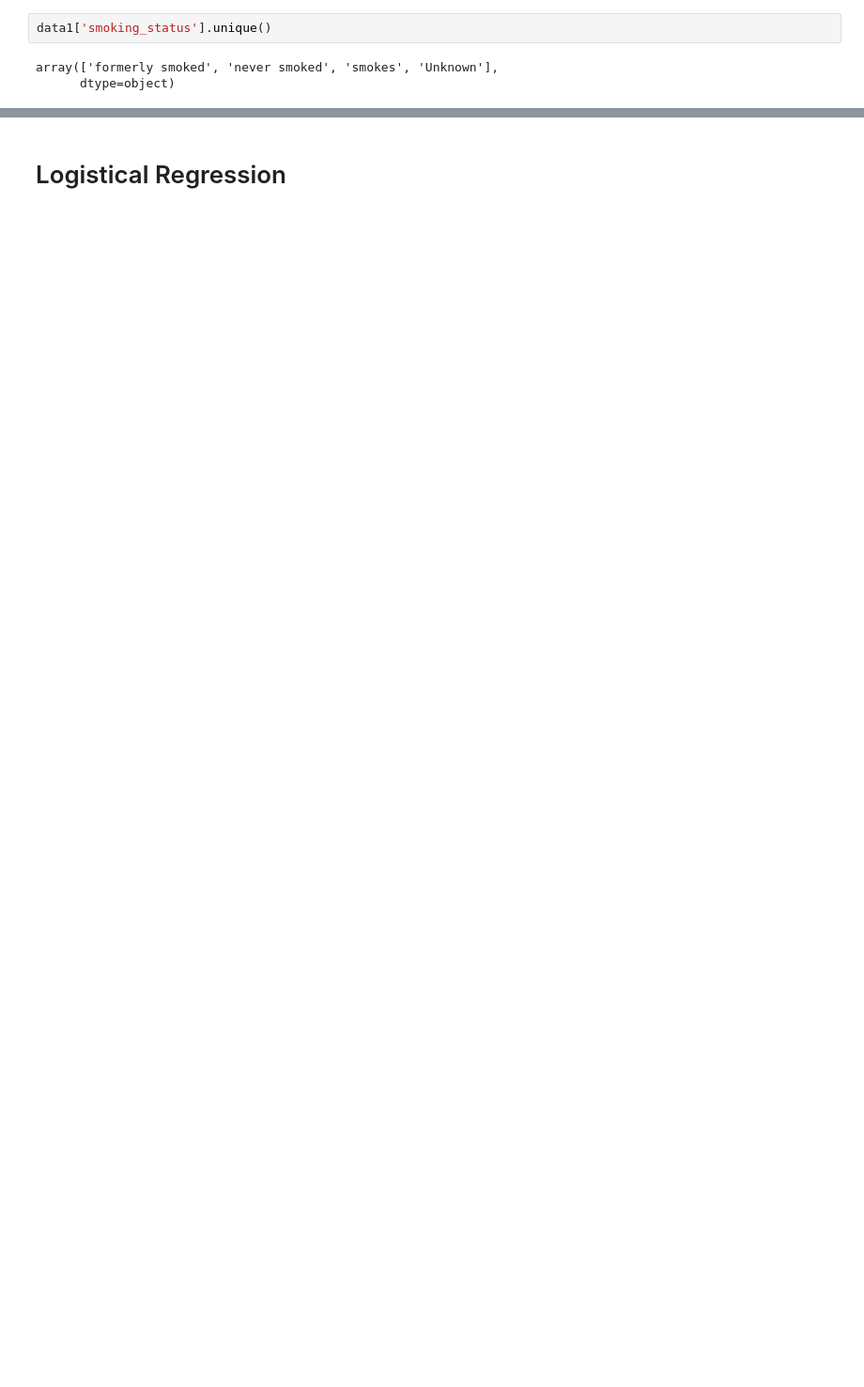
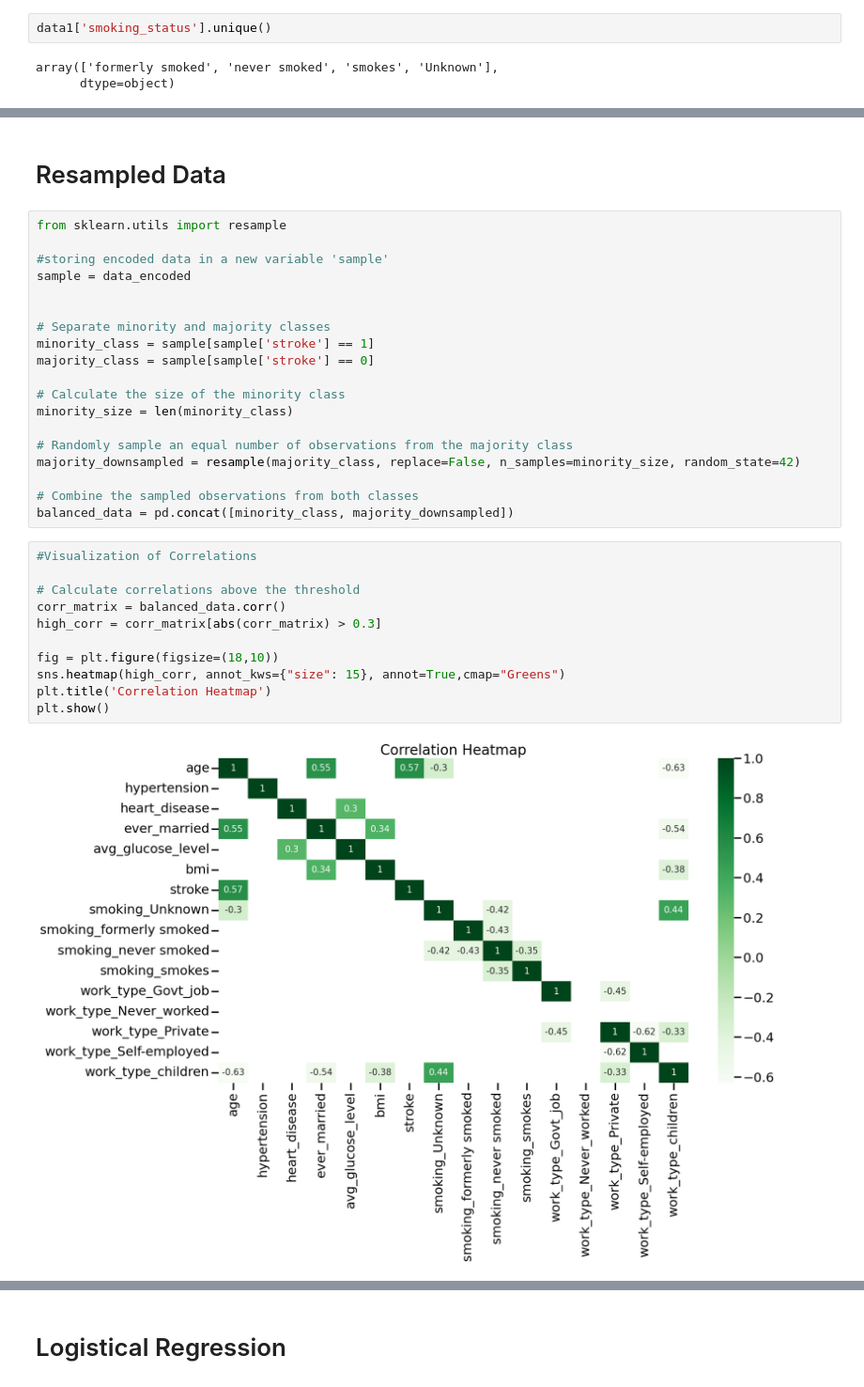
Before and after one commit to Vivek-analyst/Portfolio-Project, a Jupyter notebook: DataMining_Stroke_working-2.ipynb, the cells around one changed output, grey strips where cells are left out. Shown at 94% size. Saved outputs shown, nothing was run; the diff lists cells and outputs as text; blank space fills up the shorter version.

```diff
--- a/DataMining_Stroke_working-2.ipynb
+++ b/DataMining_Stroke_working-2.ipynb
@@ -427,0 +473,34 @@ smoking_smokes                      -0.327742        1.000000
+# %% [markdown]
+# Resampled Data
+# %%
+from sklearn.utils import resample
+
+#storing encoded data in a new variable 'sample'
+sample = data_encoded
+
+
+# Separate minority and majority classes
+minority_class = sample[sample['stroke'] == 1]
+majority_class = sample[sample['stroke'] == 0]
+
+# Calculate the size of the minority class
+minority_size = len(minority_class)
+
+# Randomly sample an equal number of observations from the majority class
+majority_downsampled = resample(majority_class, replace=False, n_samples=minority_size, random_state=42)
+
+# Combine the sampled observations from both classes
+balanced_data = pd.concat([minority_class, majority_downsampled])
+# %%
+#Visualization of Correlations
+
+# Calculate correlations above the threshold
+corr_matrix = balanced_data.corr()
+high_corr = corr_matrix[abs(corr_matrix) > 0.3]
+
+fig = plt.figure(figsize=(18,10))
+sns.heatmap(high_corr, annot_kws={"size": 15}, annot=True,cmap="Greens")
+plt.title('Correlation Heatmap')
+plt.show()
+# %% [output]
+[figure, added]
```
Also changed, not shown: parts of 44 cells of this notebook.
